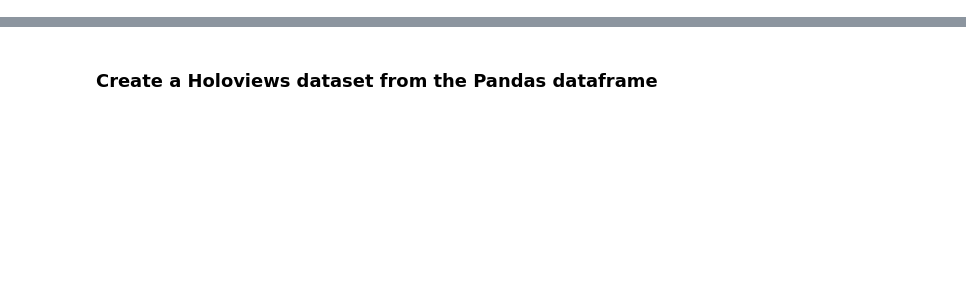
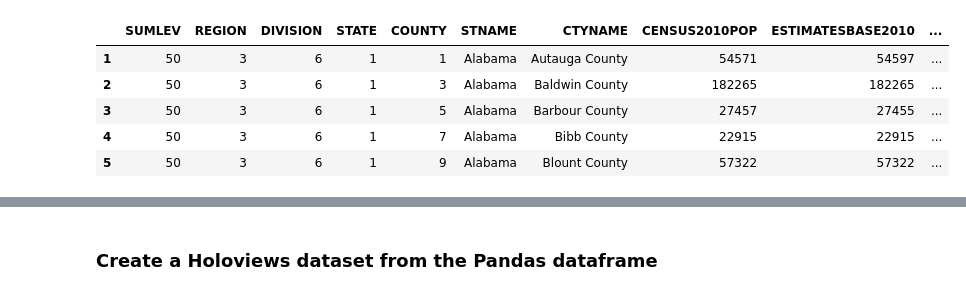
Before and after one commit to ksteddom/NYT-Covid-19-Vizualizations, a Jupyter notebook: Covid 19 Maps.ipynb, the cells around one changed output, grey strips where cells are left out. Cells and saved outputs as stored; diff of their text form; code cells hidden in the pictures; blank space fills up the shorter version.

```diff
--- a/Covid 19 Maps.ipynb
+++ b/Covid 19 Maps.ipynb
@@ -40,0 +78,20 @@ covid_df = pd.read_csv("https://github.com/nytimes/covid-19-data/raw/master/us-c
+# %%
+# Read the census datafile directly from the census website
+# The file is automatically detected as UTF-8 but is really encoded as 'latin-1'
+census_data = pd.read_csv('https://www2.census.gov/programs-surveys/popest/datasets/2010-2019/counties/totals/co-est2019-alldata.csv',encoding='latin-1')
+
+# Convert census STATE and COUNTY fips fields into the format used by the NYT dataset
+census_data['fips'] = census_data.STATE*1000 + census_data.COUNTY
+
+# State totals are stored with COUNTY == 0. We are merging with a county level dataset. We can summarize by state later.
+census_data = census_data[census_data.COUNTY > 0]
+
+# Look at the top few lines of dataset
+census_data.head()
+# %% [output]
+|  | SUMLEV | REGION | DIVISION | STATE | COUNTY | STNAME | CTYNAME | CENSUS2010POP | ESTIMATESBASE2010 | ... |
+| 1 | 50 | 3 | 6 | 1 | 1 | Alabama | Autauga County | 54571 | 54597 | ... |
+| 2 | 50 | 3 | 6 | 1 | 3 | Alabama | Baldwin County | 182265 | 182265 | ... |
+| 3 | 50 | 3 | 6 | 1 | 5 | Alabama | Barbour County | 27457 | 27455 | ... |
+| 4 | 50 | 3 | 6 | 1 | 7 | Alabama | Bibb County | 22915 | 22915 | ... |
+| 5 | 50 | 3 | 6 | 1 | 9 | Alabama | Blount County | 57322 | 57322 | ... |
```
Also changed, not shown: parts of 23 cells of this notebook, 1 other file.
